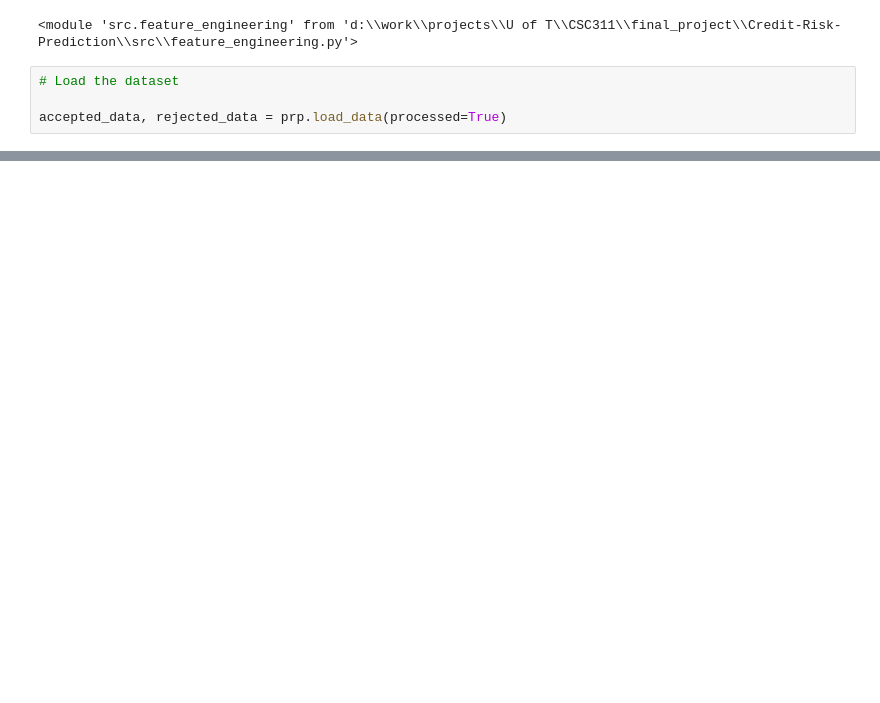
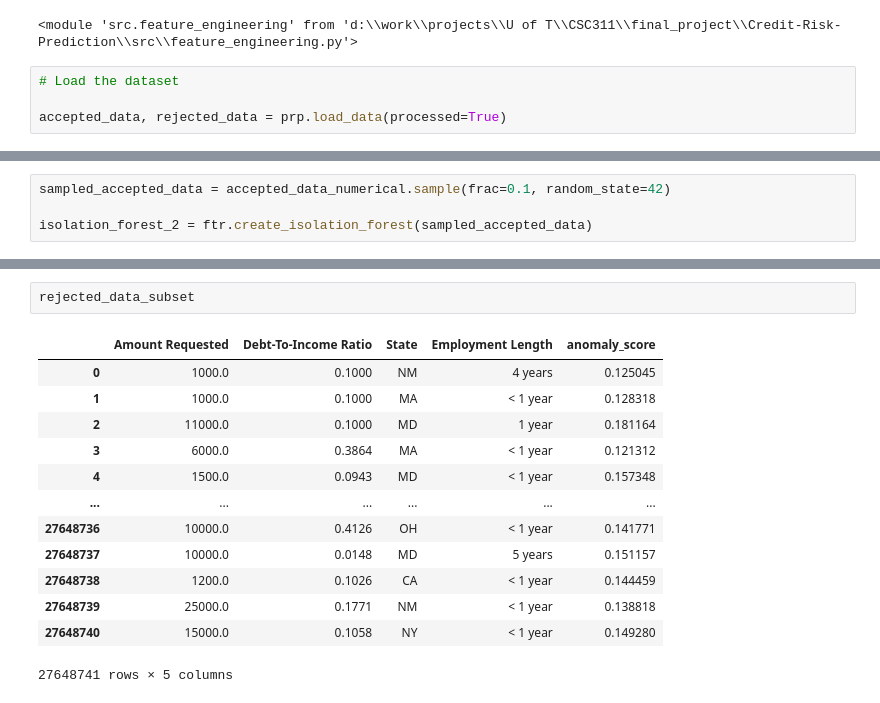
Before and after one commit to sontheteacher/Credit-Risk-Prediction, a Jupyter notebook: notebooks/feature_engineering.ipynb, the cells around one changed output, grey strips where cells are left out. Cells and saved outputs as stored; diff of their text form; blank space fills up the shorter version.

```diff
--- a/notebooks/feature_engineering.ipynb
+++ b/notebooks/feature_engineering.ipynb
@@ -60,0 +199,4 @@ ValueError: could not convert string to float: ' 60 months'
+# %%
+sampled_accepted_data = accepted_data_numerical.sample(frac=0.1, random_state=42)
+
+isolation_forest_2 = ftr.create_isolation_forest(sampled_accepted_data)
@@ -60,0 +252,16 @@ ValueError: could not convert string to float: ' 60 months'
+# %%
+rejected_data_subset
+# %% [output]
+|  | Amount Requested | Debt-To-Income Ratio | State | Employment Length | anomaly_score |
+| 0 | 1000.0 | 0.1000 | NM | 4 years | 0.125045 |
+| 1 | 1000.0 | 0.1000 | MA | < 1 year | 0.128318 |
+| 2 | 11000.0 | 0.1000 | MD | 1 year | 0.181164 |
+| 3 | 6000.0 | 0.3864 | MA | < 1 year | 0.121312 |
+| 4 | 1500.0 | 0.0943 | MD | < 1 year | 0.157348 |
+| ... | ... | ... | ... | ... | ... |
+| 27648736 | 10000.0 | 0.4126 | OH | < 1 year | 0.141771 |
+| 27648737 | 10000.0 | 0.0148 | MD | 5 years | 0.151157 |
+| 27648738 | 1200.0 | 0.1026 | CA | < 1 year | 0.144459 |
+| 27648739 | 25000.0 | 0.1771 | NM | < 1 year | 0.138818 |
+| 27648740 | 15000.0 | 0.1058 | NY | < 1 year | 0.149280 |
+27648741 rows × 5 columns
```
Also changed, not shown: parts of 43 cells of this notebook.
